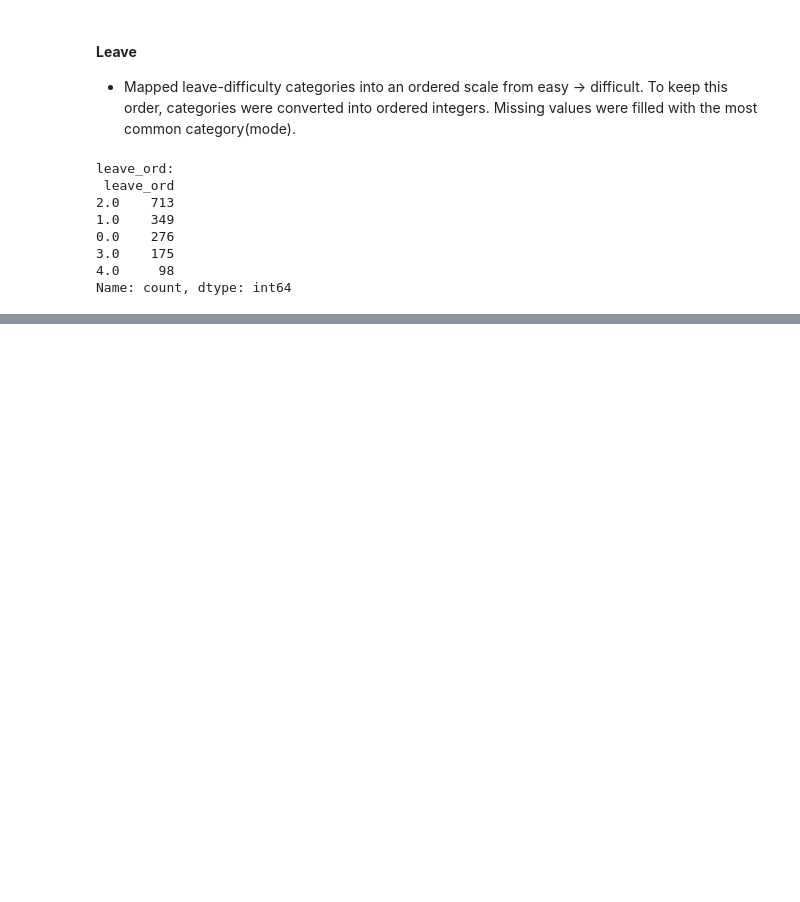
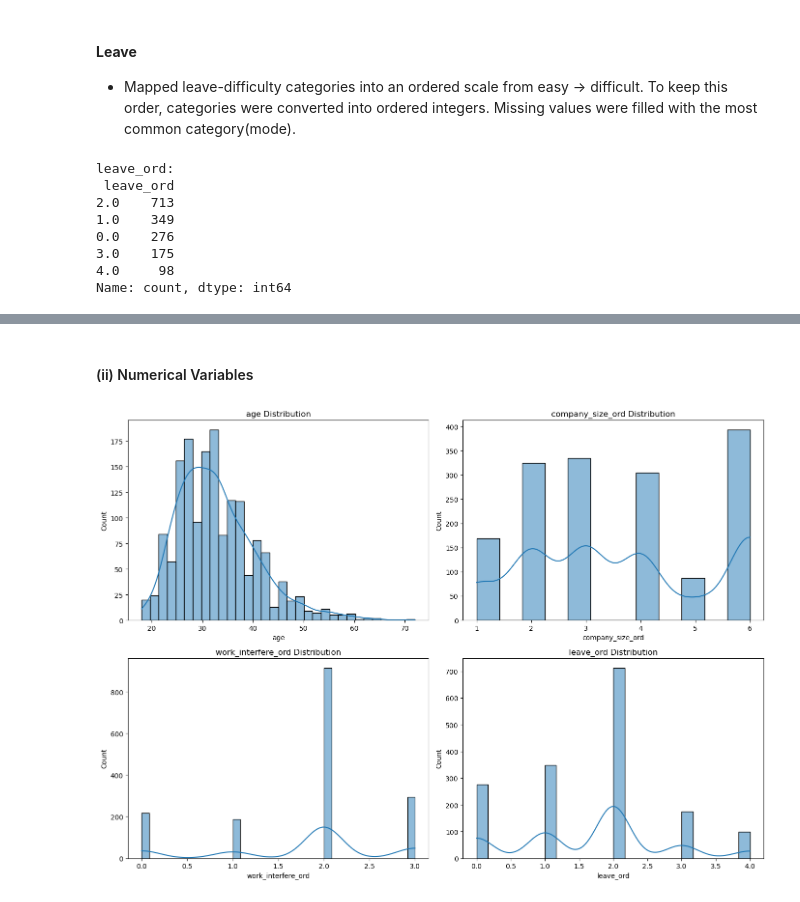
Before and after one commit to DonnahM/Mental-health-insights-tech, a Jupyter notebook: Mental Health Treatment Insights and Prediction.ipynb, the cells around one changed output, grey strips where cells are left out. Saved outputs shown, nothing was run; the diff lists cells and outputs as text; code cells hidden in the pictures; blank space fills up the shorter version.

```diff
--- a/Mental Health Treatment Insights and Prediction.ipynb
+++ b/Mental Health Treatment Insights and Prediction.ipynb
@@ -741,0 +854,17 @@ Name: count, dtype: int64
+# %% [markdown]
+#### (ii) Numerical Variables
+# %%
+# Explore distribution of numerical variables
+numeric_cols = ['age', 'company_size_ord', 'work_interfere_ord', 'leave_ord']
+
+plt.figure(figsize=(14,10))
+
+for i, col in enumerate(numeric_cols, 1):
+    plt.subplot(2, 2, i)
+    sns.histplot(combined_df[col], kde=True)
+    plt.title(f"{col} Distribution")
+
+plt.tight_layout()
+plt.show()
+# %% [output]
+[figure, added]
```
Also changed, not shown: parts of 21 cells of this notebook.
